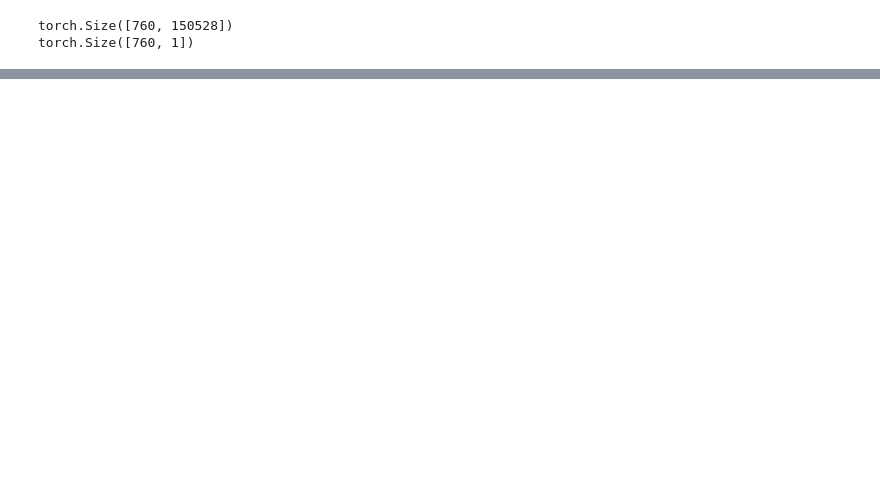
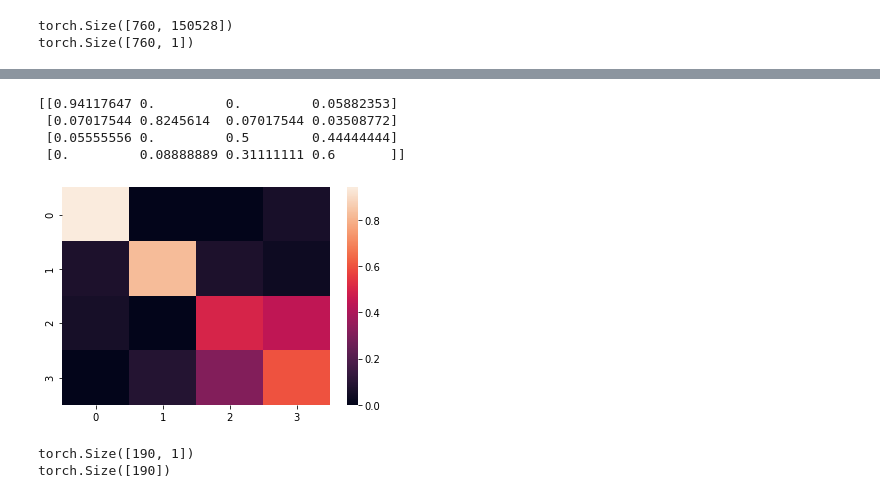
Before and after one commit to davendramaharaj1/X_Ray_Classification_aps_360, a Jupyter notebook: baseline_model/BaselineModel.ipynb, the cells around one changed output, grey strips where cells are left out. Cells and saved outputs as stored; diff of their text form; code cells hidden in the pictures; blank space fills up the shorter version.

Commit message:
Changed ratio of train:test and plot confusion matrix using sckilearn.metrics

```diff
--- a/baseline_model/BaselineModel.ipynb
+++ b/baseline_model/BaselineModel.ipynb
@@ -67,8 +68,8 @@ def loadData():
 # %%
 test = loadData()
 trainLoader = test[0]
-valLoader = test[1]
-testLoader = test[2]
-print(len(trainLoader),len(valLoader),len(testLoader))
+# valLoader = test[1]
+testLoader = test[1]
+print(len(trainLoader),len(testLoader))
 # %% [output]
 950
@@ -110,7 +111,7 @@ for x, y in testLoader:
   test_y.append(y)
 
 test_x = torch.stack(test_x)
-test_x = test_x.reshape(95, 224*224*3)
+test_x = test_x.reshape(190, 224*224*3)
 test_y = torch.stack(test_y)
 print(test_x.shape)
 print(test_y.shape)
@@ -120,11 +121,11 @@ torch.Size([95, 1])
 # %%
 # Create a Gaussian Classfier
-model = RandomForestClassifier(n_estimators = 100, criterion = 'entropy', random_state = 20)
+model = RandomForestClassifier(n_estimators = 220, oob_score=True, criterion = 'entropy', random_state = 100)
 model.fit(train_x,train_y)
-predict2 = model.predict(train_x)
+#predict2 = model.predict(train_x)
 predict = model.predict(test_x)
 value = accuracy_score(test_y,predict)
-value2 = accuracy_score(train_y,predict2)
+#value2 = accuracy_score(train_y,predict2)
 print(value)
-print(value2)
+#print(value2)
 # %% [output]
@@ -132,0 +144,21 @@ print(value2)
+# %%
+labels = [0,1,2,3]
+conf_mat = confusion_matrix(test_y, predict, normalize='true')
+print(conf_mat)
+# Visualize it as a heatmap
+import seaborn
+seaborn.heatmap(conf_mat)
+plt.show()
+# %% [output]
+[[0.94117647 0.         0.         0.05882353]
+ [0.07017544 0.8245614  0.07017544 0.03508772]
+ [0.05555556 0.         0.5        0.44444444]
+ [0.         0.08888889 0.31111111 0.6       ]]
+[figure, added]
+# %%
+print(test_y.shape)
+predictions = torch.from_numpy(predict)
+print(predictions.shape)
+# %% [output]
+torch.Size([190, 1])
+torch.Size([190])
```
Also changed, not shown: parts of 8 cells of this notebook.
